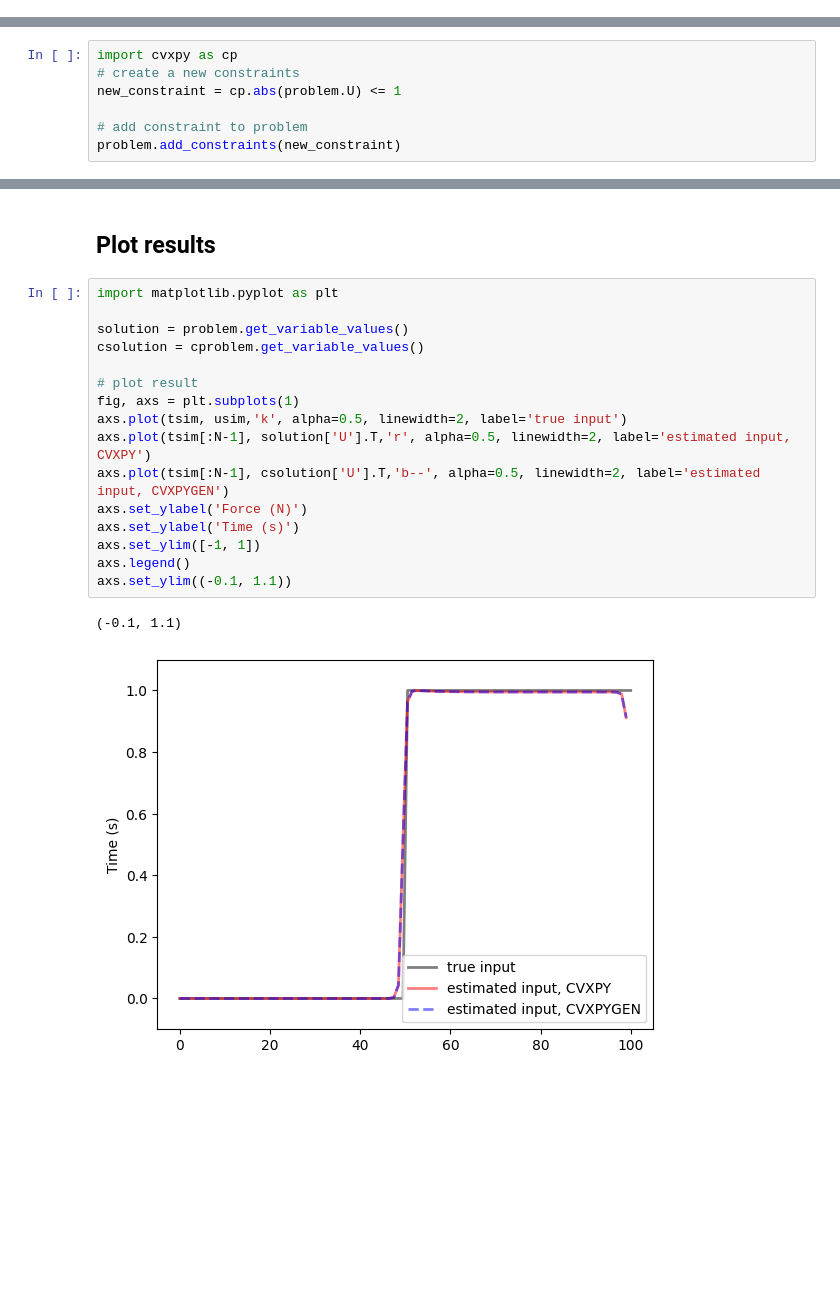
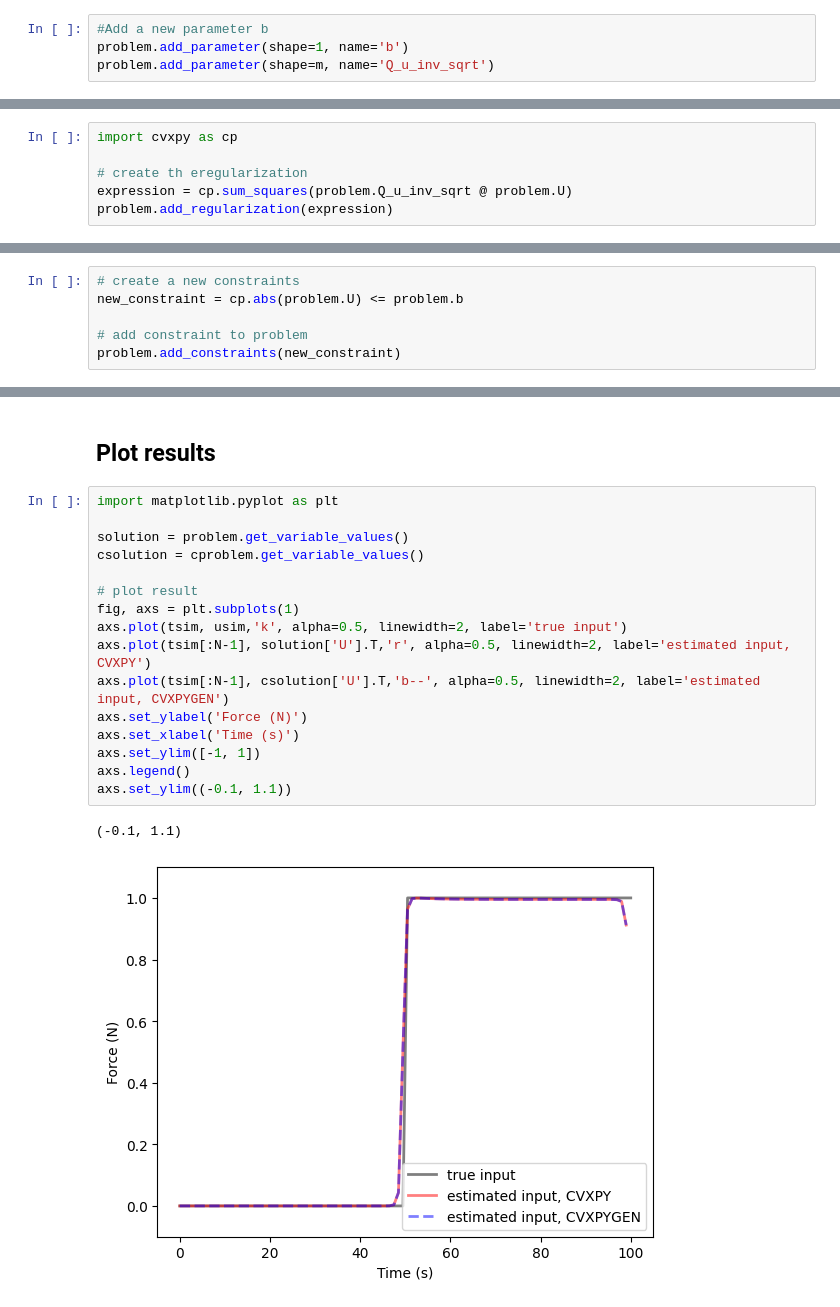
Before and after one commit to Novia-RDI-Seafaring/mh-sise-py, a Jupyter notebook: examples/example_cart.ipynb, the cells around one changed output, grey strips where cells are left out. Cells and saved outputs as stored; diff of their text form; blank space fills up the shorter version.

Commit message:
Added the possibility to include variables, parameters, constraints, and regularization to the problem

```diff
--- a/examples/example_cart.ipynb
+++ b/examples/example_cart.ipynb
@@ -173,0 +171,4 @@ problem = Problem(n, m, p, N)
+# %%
+#Add a new parameter b
+problem.add_parameter(shape=1, name='b')
+problem.add_parameter(shape=m, name='Q_u_inv_sqrt')
@@ -174,9 +177,14 @@ problem = Problem(n, m, p, N)
+# %%
+import cvxpy as cp
+
+# create th eregularization
+expression = cp.sum_squares(problem.Q_u_inv_sqrt @ problem.U)
+problem.add_regularization(expression)
 # %% [markdown]
 ### Add constraints
 # %%
-import cvxpy as cp
 # create a new constraints
-new_constraint = cp.abs(problem.U) <= 1
+new_constraint = cp.abs(problem.U) <= problem.b
 
 # add constraint to problem
 problem.add_constraints(new_constraint)
@@ -264,19 +278,19 @@ Objective function value: 48.994662
 # %%
 import matplotlib.pyplot as plt
 
 solution = problem.get_variable_values()
 csolution = cproblem.get_variable_values()
 
 # plot result
 fig, axs = plt.subplots(1)
 axs.plot(tsim, usim,'k', alpha=0.5, linewidth=2, label='true input')
 axs.plot(tsim[:N-1], solution['U'].T,'r', alpha=0.5, linewidth=2, label='estimated input, CVXPY')
 axs.plot(tsim[:N-1], csolution['U'].T,'b--', alpha=0.5, linewidth=2, label='estimated input, CVXPYGEN')
 axs.set_ylabel('Force (N)')
-axs.set_ylabel('Time (s)')
+axs.set_xlabel('Time (s)')
 axs.set_ylim([-1, 1])
 axs.legend()
 axs.set_ylim((-0.1, 1.1))
 # %% [output]
 (-0.1, 1.1)
-[figure, old version]
+[figure, new version]
```
Also changed, not shown: parts of 18 cells of this notebook, 56 other files.
